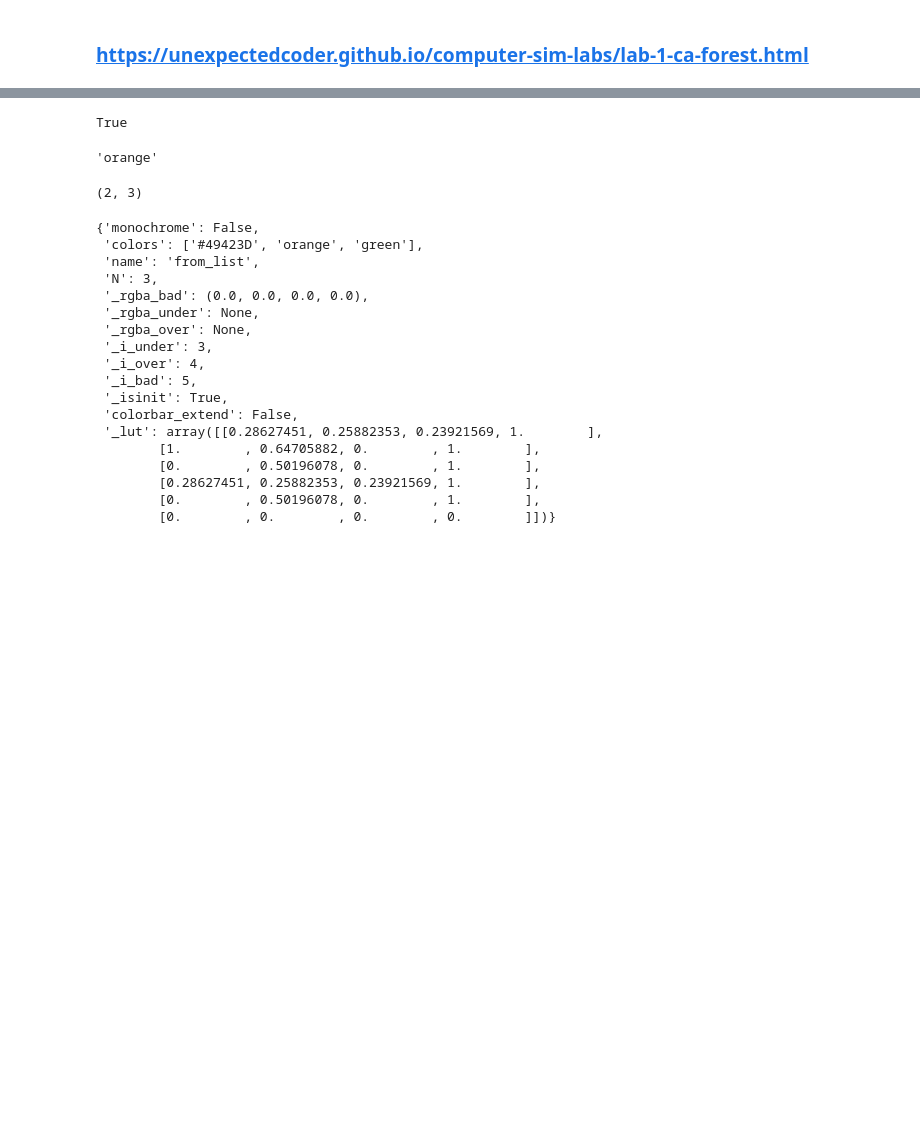
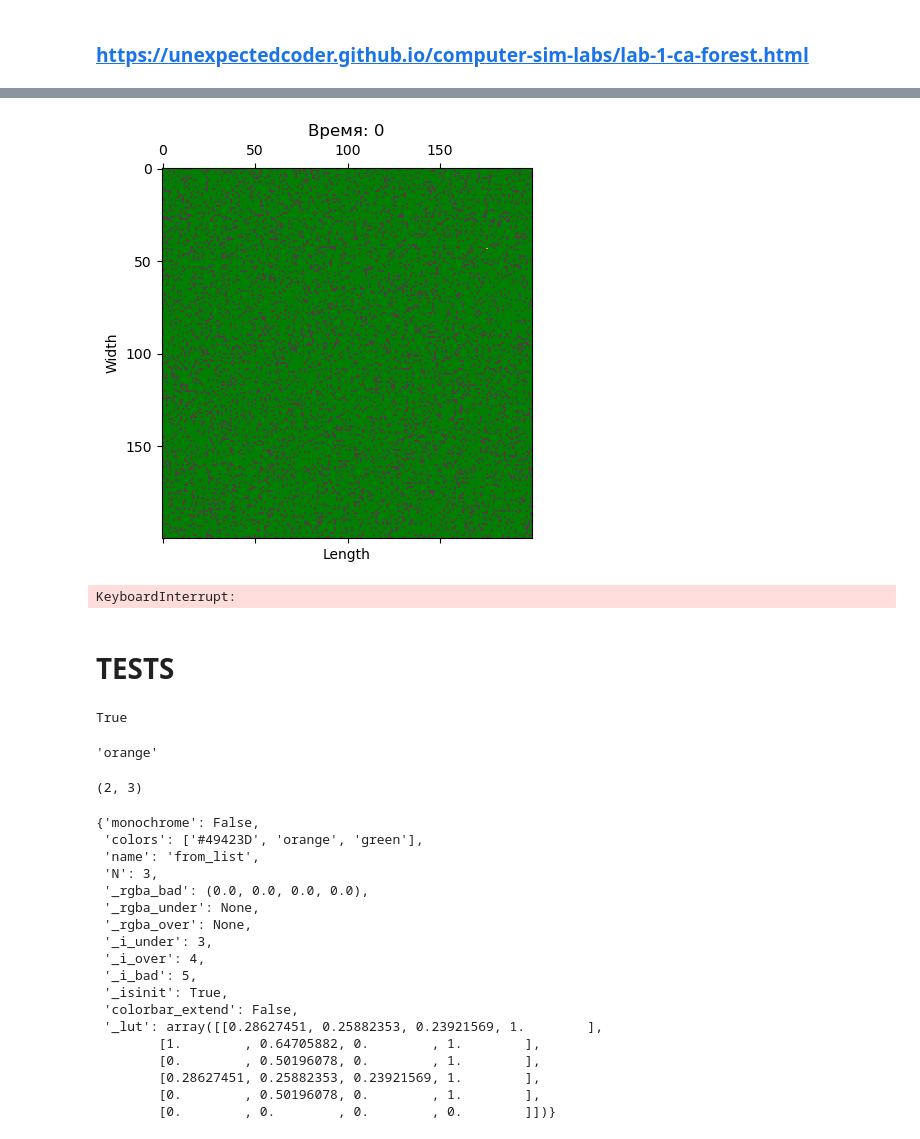
Before and after one commit to zimychka/miit_lab1_forest_fire, a Jupyter notebook: src/forest_fire_lb1.ipynb, the cells around one changed output, grey strips where cells are left out. Drawn from its saved outputs; the diff is of its cells as text; code cells hidden in the pictures; blank space fills up the shorter version.

Commit message:
forest fire

```diff
--- a/src/forest_fire_lb1.ipynb
+++ b/src/forest_fire_lb1.ipynb
@@ -84,17 +86,17 @@ def grow_trees(ca: Matrix, eta: float) -> Matrix:
     Returns: result matrix.
     """
     random_matrix = np.random.random(ca.shape) + 1e-10
-    return np.where(random_matrix <= eta, 2, ca)
+    return np.where(random_matrix <= eta, CellState.TREE.value, ca)
 
 def firing_trees(ca: Matrix, f: int) -> Matrix:
     """
-    Returns: matrix with random f amount of 2 values.
+    Returns: matrix with random f amount of CellState.FIRING values.
     """
     h, w = ca.shape
     firing_xs = np.random.randint(low=0, high=w, size=f)
     firing_ys = np.random.randint(low=0, high=h, size=f)
     result = ca.copy()
-    result[firing_ys, firing_xs] = 1
+    result[firing_ys, firing_xs] = CellState.FIRING.value
     return result
 
 def init_state(ca: Matrix, eta: float, f: int) -> Matrix:
@@ -190,3 +193,49 @@ SyntaxError: invalid syntax (2154355286.py, line 47)
+# %%
+def update(ca: np.ndarray, nt: NeighborhoodType) -> Matrix:
+    """
+    Returns: new state of ca.
+    """
+    new_ca = ca.copy()
+    ca_shape = ca.shape
+    rows, cols = ca.shape
+
+    for i in range(rows):
+        for j in range(cols):
+            cell = (i, j)
+            if nt == NeighborhoodType.CROSS.value:
+                neighbors = get_cross_neighborhood(cell, ca_shape)
+            elif nt == NeighborhoodType.NEUMAN.value:
+                neighbors = get_neuman_neighborhood(cell, ca_shape)
+            else:
+                raise Exception("Wrong value")
+            update_cell(ca, new_ca, cell, neighbors)
+    return new_ca
+# %%
+def dynamic_simulation():
+    """
+    Shows forest fire dynamic simulation
+    """
+    empty_ca = create_ca(h, w)
+    ca = init_state(empty_ca, eta, f)
+    n_type = NeighborhoodType.NEUMAN.value
+    new_ca = ca.copy()
+
+    for time in range(200):
+        title = f"Время: {time}"
+        clear_output(wait=True)
+        ca = new_ca
+        fig, ax = plot_grid(ca, title=title)
+        plt.show()
+        new_ca = update(ca, n_type)
+# %%
+dynamic_simulation()
+# %% [output]
+[figure, added]
+KeyboardInterrupt:
+# %% [markdown]
+
+
+# TESTS
 # %%
 NeighborhoodType.CROSS.value == '+'
 # %% [output]
```
Also changed, not shown: parts of 11 cells of this notebook.
